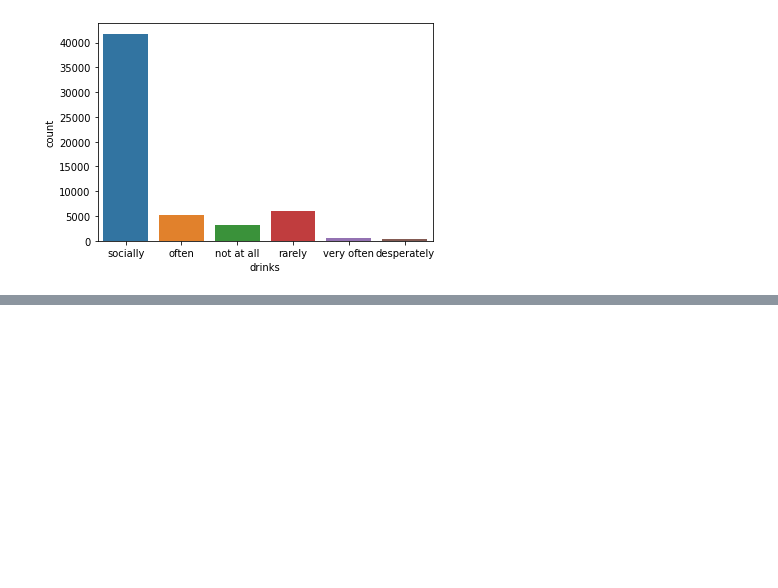
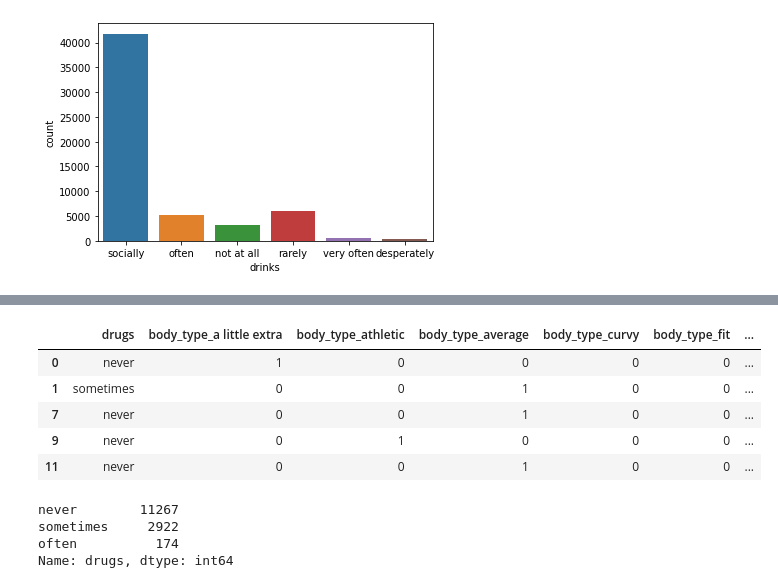
Before and after one commit to ClaudioLutz/okcupid-date-a-scientist-portfolio-project, a Jupyter notebook: date-a-scientist.ipynb, the cells around one changed output, grey strips where cells are left out. Saved outputs shown, nothing was run; the diff lists cells and outputs as text; code cells hidden in the pictures; blank space fills up the shorter version.

```diff
--- a/date-a-scientist.ipynb
+++ b/date-a-scientist.ipynb
@@ -120,0 +143,17 @@ plt.clf()
+# %%
+df.head()
+# %% [output]
+|  | drugs | body_type_a little extra | body_type_athletic | body_type_average | body_type_curvy | body_type_fit | ... |
+| 0 | never | 1 | 0 | 0 | 0 | 0 | ... |
+| 1 | sometimes | 0 | 0 | 1 | 0 | 0 | ... |
+| 7 | never | 0 | 0 | 1 | 0 | 0 | ... |
+| 9 | never | 0 | 1 | 0 | 0 | 0 | ... |
+| 11 | never | 0 | 0 | 1 | 0 | 0 | ... |
+# %%
+
+df.drugs.value_counts()
+# %% [output]
+never        11267
+sometimes     2922
+often          174
+Name: drugs, dtype: int64
```
Also changed, not shown: parts of 14 cells of this notebook.
